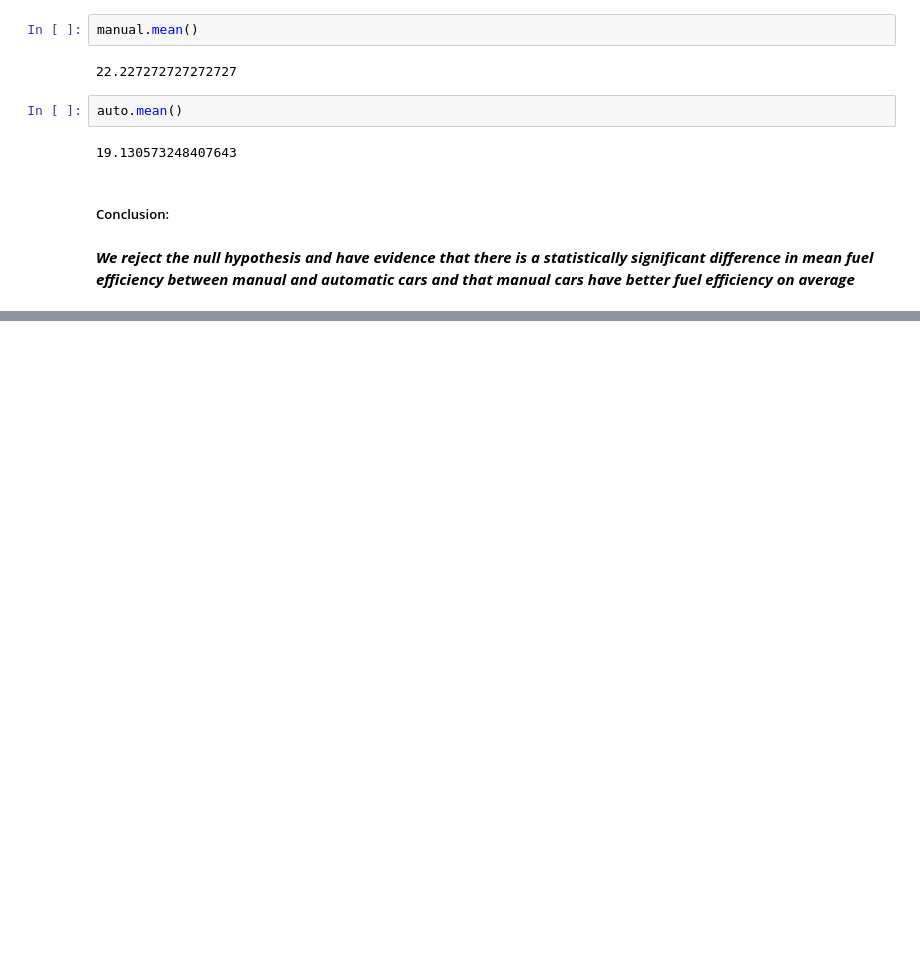
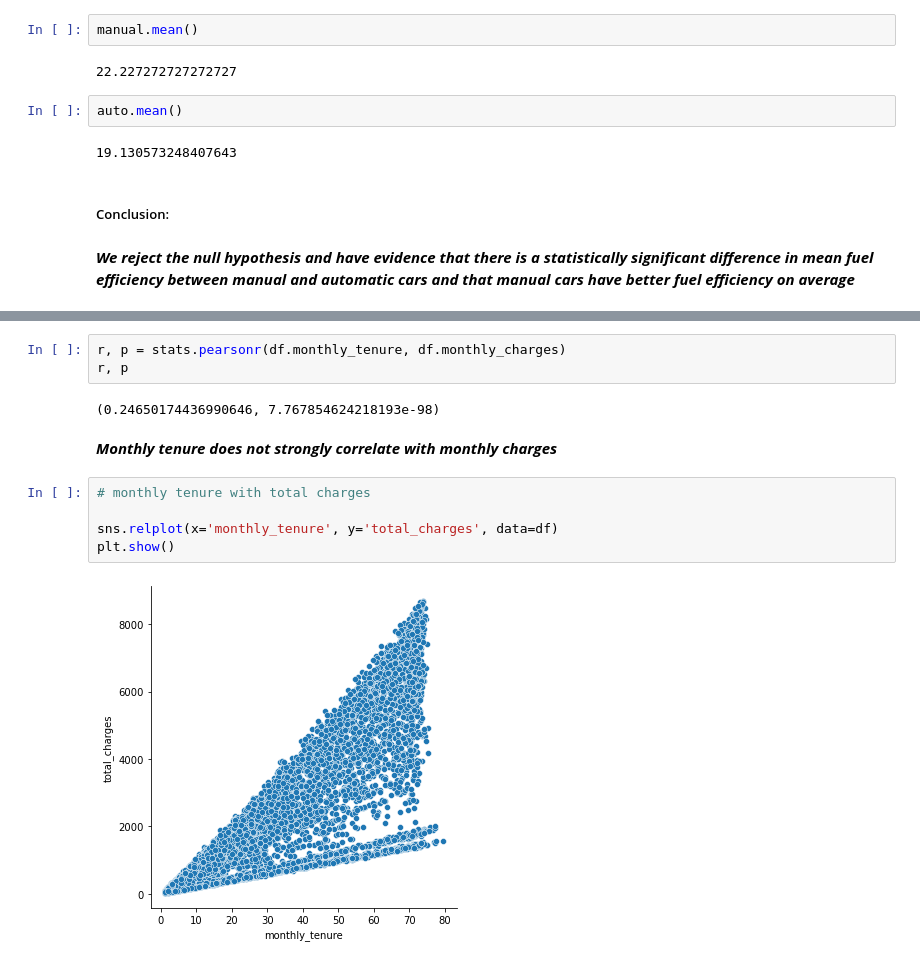
Before and after one commit to adam-talbot/statistics-exercises, a Jupyter notebook: hypothesis_testing.ipynb, the cells around one changed output, grey strips where cells are left out. Cells and saved outputs as stored; diff of their text form; blank space fills up the shorter version.

```diff
--- a/hypothesis_testing.ipynb
+++ b/hypothesis_testing.ipynb
@@ -522,0 +598,14 @@ auto.mean()
+# %%
+r, p = stats.pearsonr(df.monthly_tenure, df.monthly_charges)
+r, p
+# %% [output]
+(0.24650174436990646, 7.767854624218193e-98)
+# %% [markdown]
+***Monthly tenure does not strongly correlate with monthly charges***
+# %%
+# monthly tenure with total charges
+
+sns.relplot(x='monthly_tenure', y='total_charges', data=df)
+plt.show()
+# %% [output]
+[figure, added]
```
Also changed, not shown: parts of 37 cells of this notebook.
